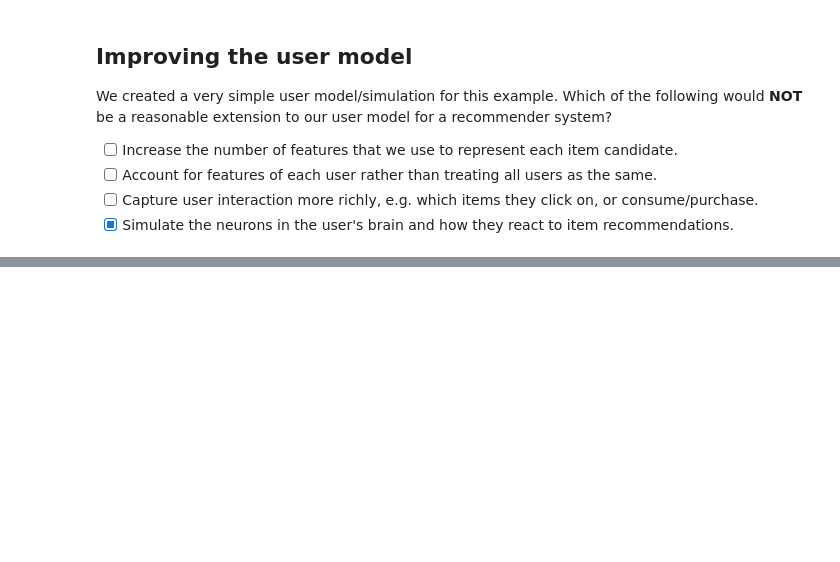
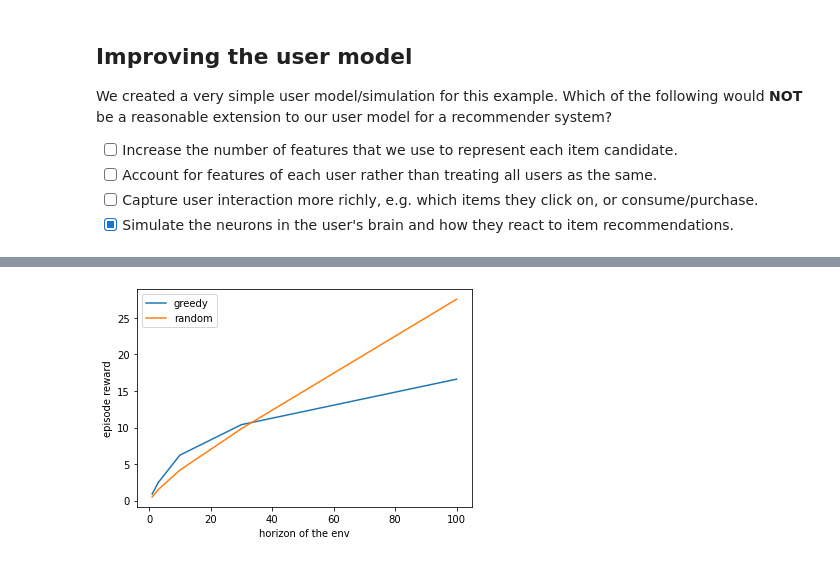
Before and after one commit to anyscale/rl-course, a Jupyter notebook: notebooks/04-application-recommender/04_03_implementing-our-env.ipynb, the cells around one changed output, grey strips where cells are left out. Saved outputs shown, nothing was run; the diff lists cells and outputs as text; code cells hidden in the pictures; blank space fills up the shorter version.

```diff
--- a/notebooks/04-application-recommender/04_03_implementing-our-env.ipynb
+++ b/notebooks/04-application-recommender/04_03_implementing-our-env.ipynb
@@ -312,0 +362,49 @@ We created a very simple user model/simulation for this example. Which of the fo
+# %%
+# SOLUTION
+
+import numpy as np
+import matplotlib.pyplot as plt
+from envs import BasicRecommender
+
+def baseline_episode(env, method="greedy"):
+    """
+    Compute the episode reward for a BasicRecommender env by either
+    acting greedy (max observation) or acting randomly.
+    Return total reward.
+    """
+    obs = env.reset()
+    total_reward = 0
+    done = False
+    while not done:
+        if method == "greedy":
+            chosen_item = np.argmax(obs)
+        elif method == "random":
+            chosen_item = np.random.randint(len(obs))
+        else:
+            raise Exception("Unknown method.")
+        obs, reward, done, info = env.step(chosen_item)
+        total_reward += reward
+    return total_reward
+
+def baseline_multiple_episodes(env, method, n_ep=100):
+    """ Compute baseline reward averaged over multiple episodes """
+    return np.mean([baseline_episode(env, method) for ep in range(n_ep)])
+
+max_steps = [1,3,10,30,100] # The different horizon lengths to test out
+greedy_results = []
+random_results = []
+
+# Run the simulations
+for ms in max_steps:
+    env = BasicRecommender({"max_steps" : ms})
+    greedy_results.append(baseline_multiple_episodes(env, "greedy"))
+    random_results.append(baseline_multiple_episodes(env, "random"))
+
+# Plotting code (you can ignore)
+plt.plot(max_steps, greedy_results, label="greedy")
+plt.plot(max_steps, random_results, label="random")
+plt.legend();
+plt.xlabel("horizon of the env");
+plt.ylabel("episode reward");
+# %% [output]
+[figure, added]
```
Also changed, not shown: parts of 4 cells of this notebook, 3 other files.
